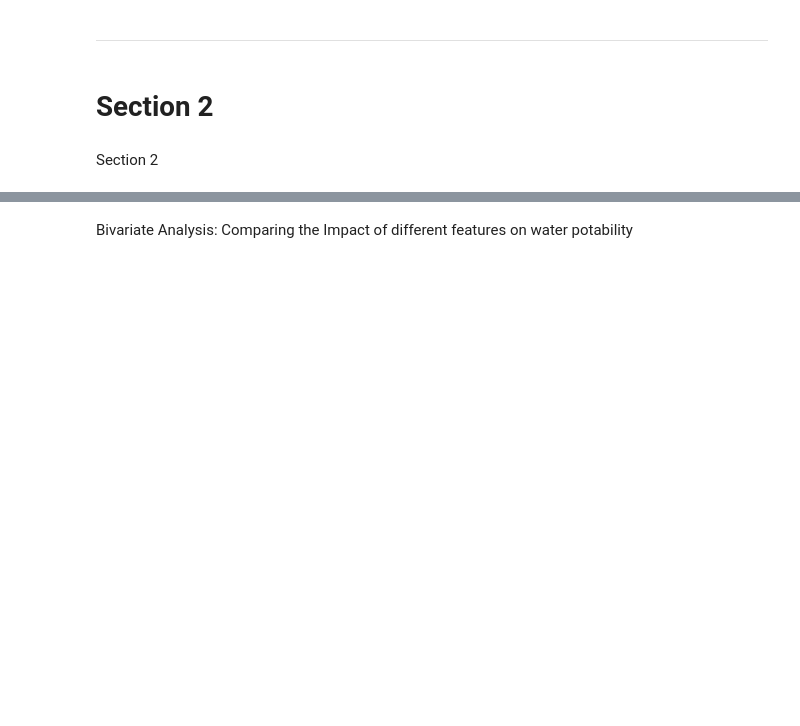
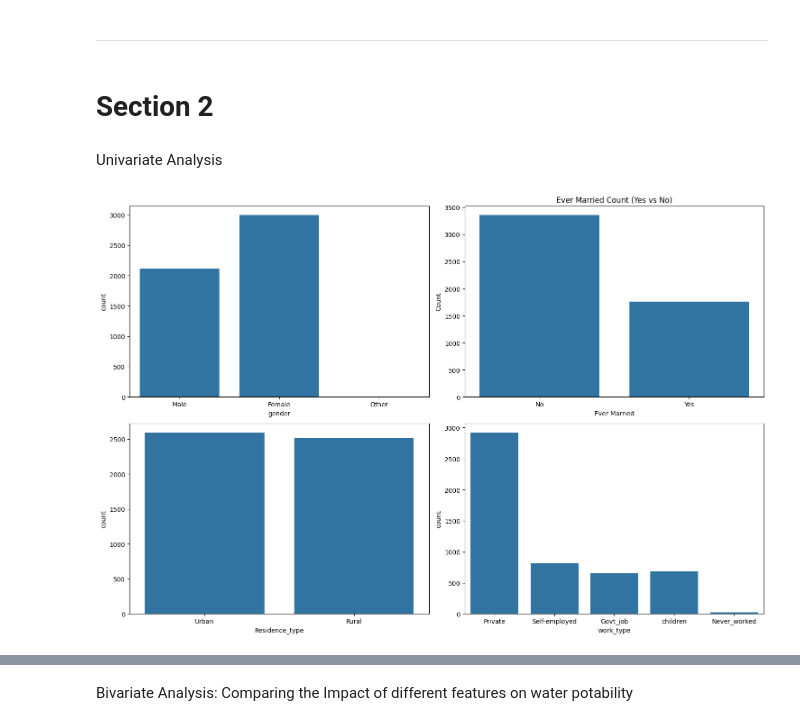
Before and after one commit to Lailah-Idrees/DA2_Assessment, a Jupyter notebook: jupyter_notebooks/Data_Visualisation.ipynb, the cells around one changed output, grey strips where cells are left out. Cells and saved outputs as stored; diff of their text form; code cells hidden in the pictures; blank space fills up the shorter version.

Commit message:
Univariate Analysis complete

```diff
--- a/jupyter_notebooks/Data_Visualisation.ipynb
+++ b/jupyter_notebooks/Data_Visualisation.ipynb
@@ -106,5 +111,24 @@ df.shape
 ---
 # %% [markdown]
 # Section 2
-# %% [markdown]
-Section 2
+# %% [markdown]
+Univariate Analysis
+# %%
+fig,axes=plt.subplots(nrows=2, ncols=2, figsize=(15,10))
+sns.countplot(x=df["gender"], ax=axes[0][0])
+#sns.countplot(x=df["weight_category"], ax=axes[0][1])
+sns.countplot(x=df["Residence_type"], ax=axes[1][0])
+sns.countplot(x=df["work_type"], ax=axes[1][1])
+
+sns.countplot(x=df["ever_married"], ax=axes[0][1])
+axes[0][1].set_xticks([0, 1])
+axes[0][1].set_xticklabels(["No", "Yes"])
+axes[0][1].set_title("Ever Married Count (Yes vs No)")
+axes[0][1].set_xlabel("Ever Married")
+axes[0][1].set_ylabel("Count")
+
+plt.tight_layout()
+
+plt.show()
+# %% [output]
+[figure, added]
```
Also changed, not shown: parts of 5 cells of this notebook.
